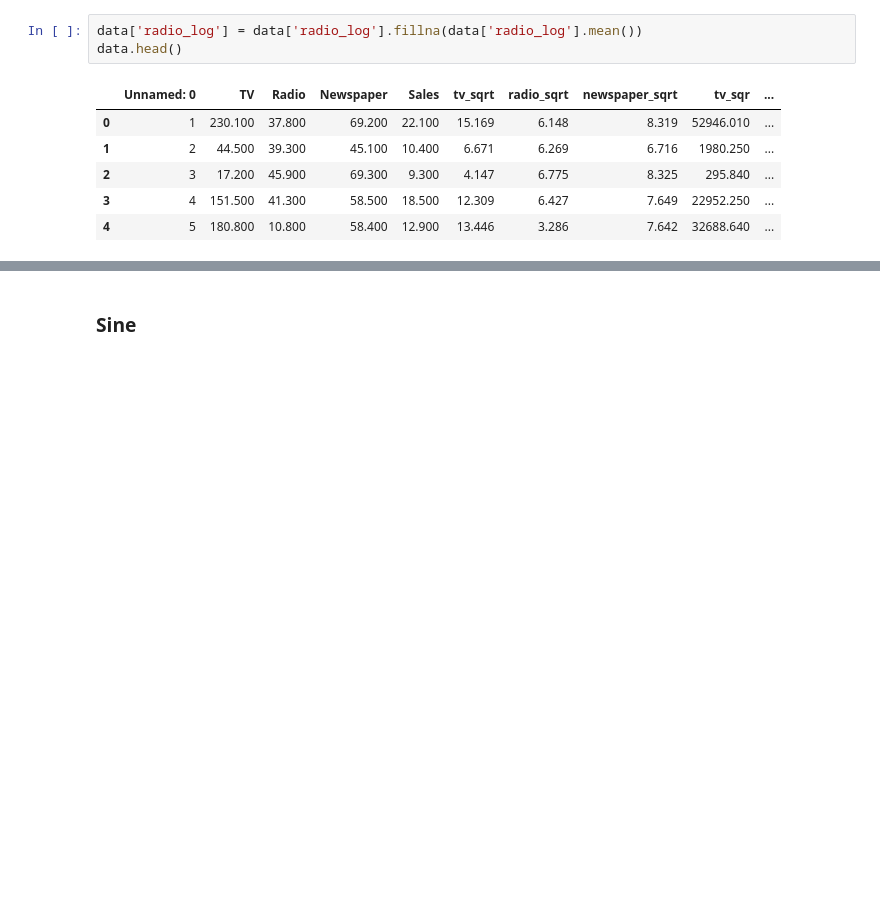
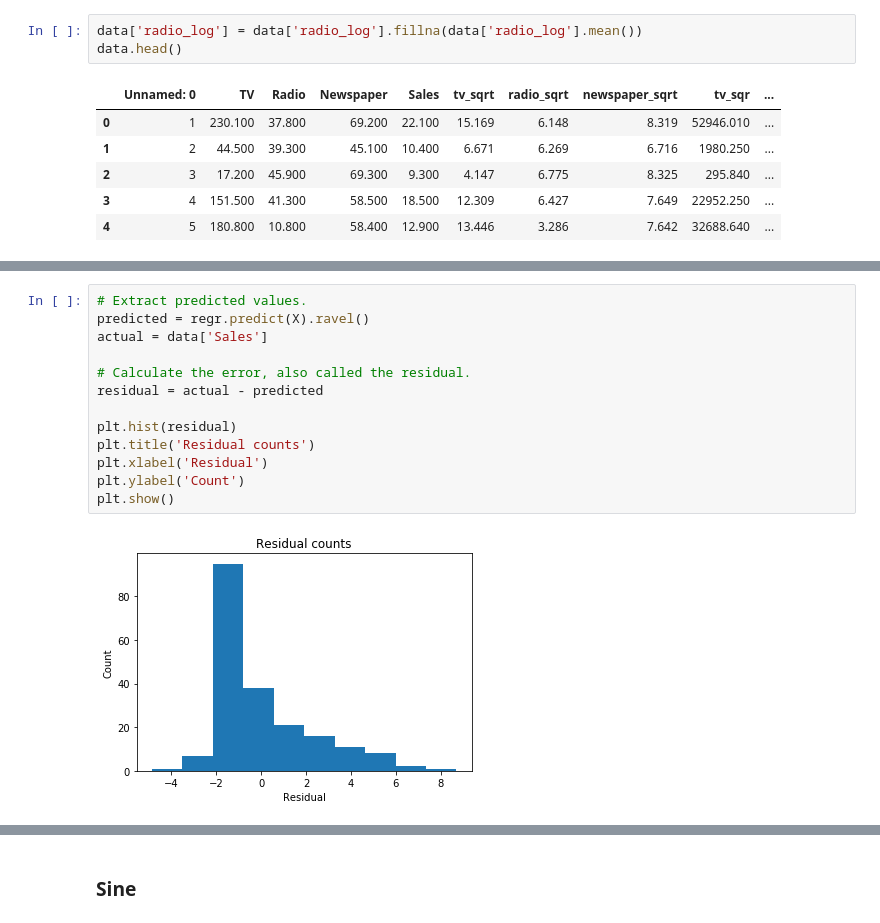
Before and after one commit to meqrothwell/Thinkful, a Jupyter notebook: 2.4.3 Linear Regression Assumptions Final.ipynb, the cells around one changed output, grey strips where cells are left out. Cells and saved outputs as stored; diff of their text form; blank space fills up the shorter version.

```diff
--- a/2.4.3 Linear Regression Assumptions Final.ipynb
+++ b/2.4.3 Linear Regression Assumptions Final.ipynb
@@ -274,0 +285,15 @@ ValueError: Input contains NaN, infinity or a value too large for dtype('float64
+# %%
+# Extract predicted values.
+predicted = regr.predict(X).ravel()
+actual = data['Sales']
+
+# Calculate the error, also called the residual.
+residual = actual - predicted
+
+plt.hist(residual)
+plt.title('Residual counts')
+plt.xlabel('Residual')
+plt.ylabel('Count')
+plt.show()
+# %% [output]
+[figure, added]
```
Also changed, not shown: parts of 14 cells of this notebook.
